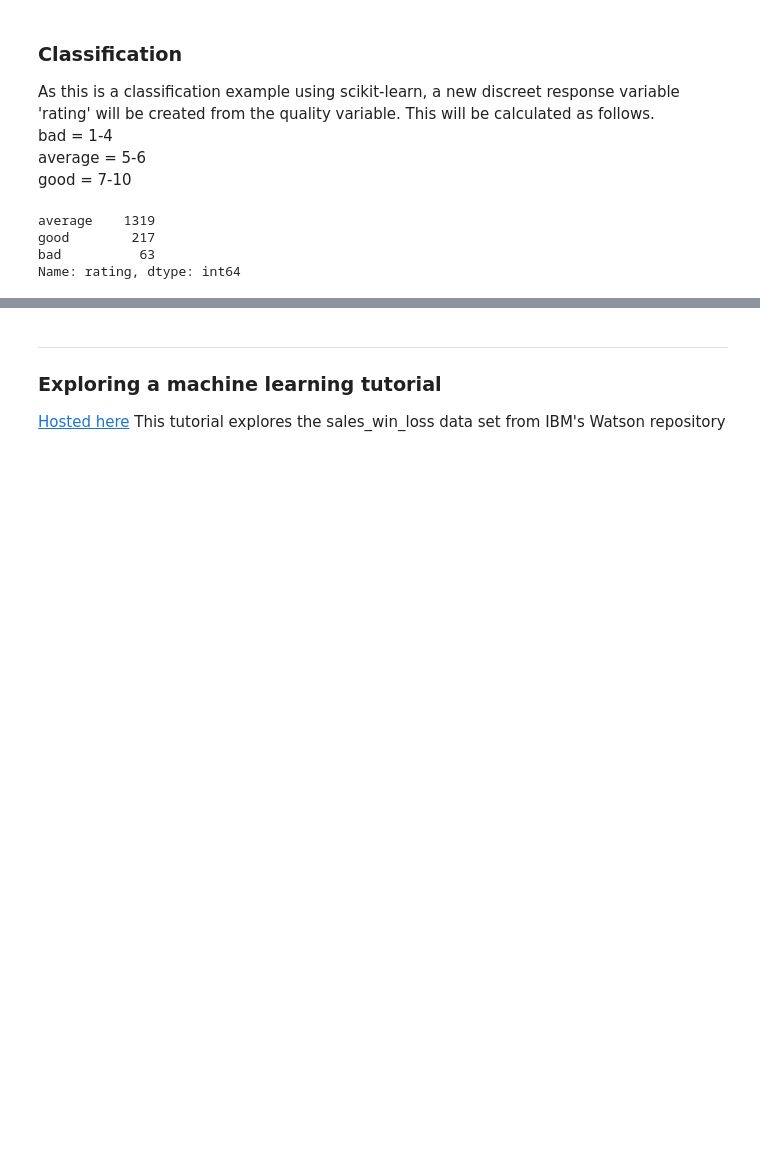
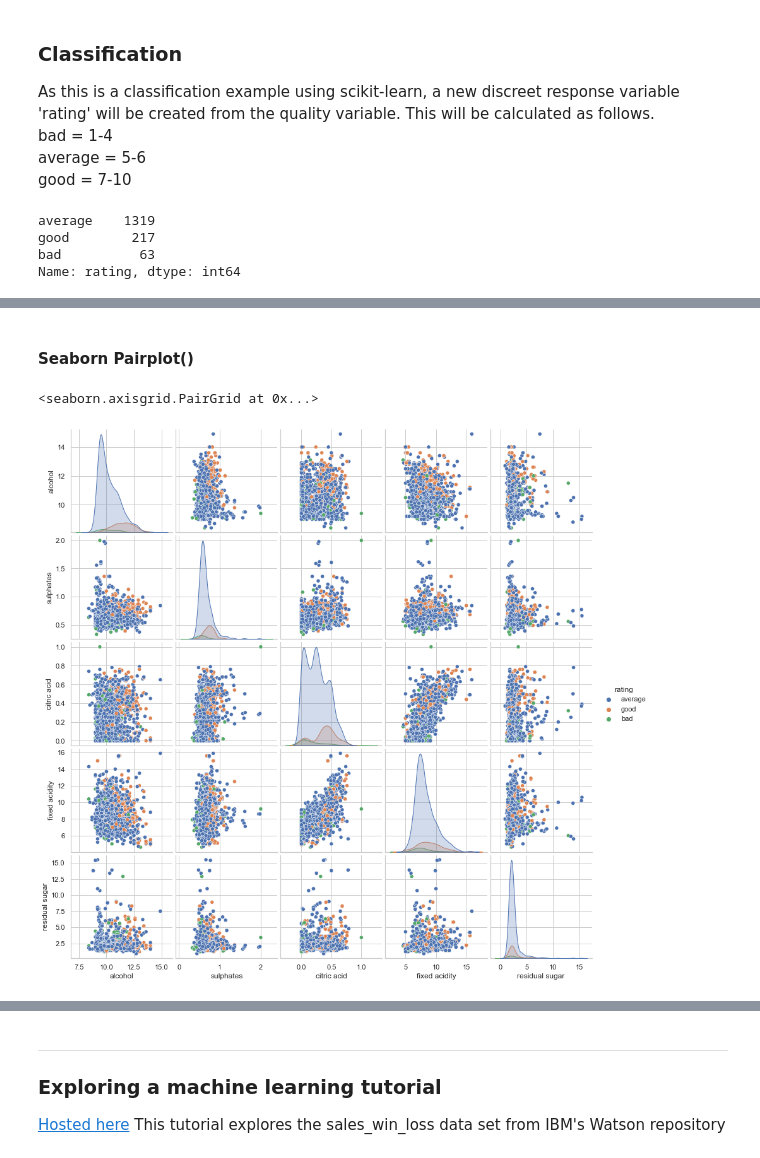
Before and after one commit to killfoley/ML-and-Stats, a Jupyter notebook: scikit-learn.ipynb, the cells around one changed output, grey strips where cells are left out. Saved outputs shown, nothing was run; the diff lists cells and outputs as text; code cells hidden in the pictures; blank space fills up the shorter version.

```diff
--- a/scikit-learn.ipynb
+++ b/scikit-learn.ipynb
@@ -184,0 +206,3 @@ Name: rating, dtype: int64
+# %%
+df_new = df_wine[['alcohol', 'sulphates', 'citric acid', 'fixed acidity', 'residual sugar', 'rating']]
+df_new
@@ -184,0 +223,7 @@ Name: rating, dtype: int64
+# %% [markdown]
+#### Seaborn Pairplot()
+# %%
+sns.pairplot(df_new, hue='rating')
+# %% [output]
+<seaborn.axisgrid.PairGrid at 0x...>
+[figure, added]
```
Also changed, not shown: parts of 21 cells of this notebook.
